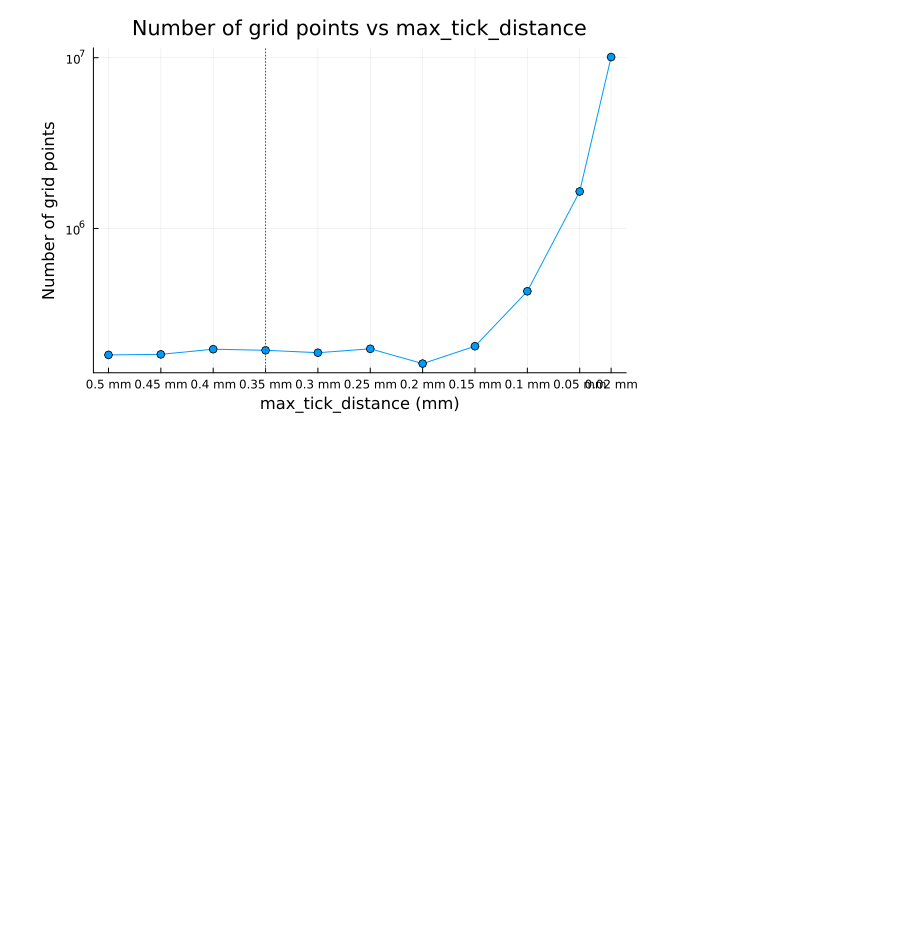
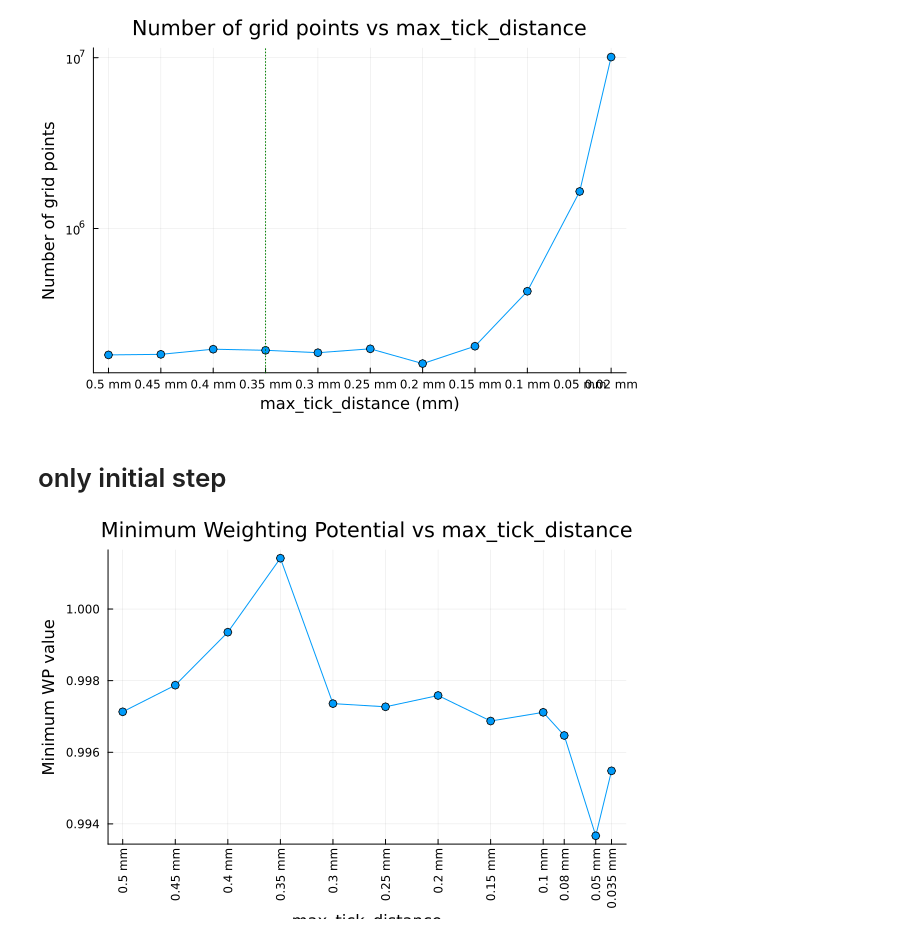
Before and after one commit to RitaF00/SolidStateDetector-NEW, a Jupyter notebook: SSDdev/notebooks/wp_and_grid_density.ipynb, the cells around one changed output. Cells and saved outputs as stored; diff of their text form; code cells hidden in the pictures; blank space fills up the shorter version.

```diff
--- a/SSDdev/notebooks/wp_and_grid_density.ipynb
+++ b/SSDdev/notebooks/wp_and_grid_density.ipynb
@@ -119,3 +119,21 @@ plot(max_tick_array, n_points,
 vline!([max_tick_array[4]], linestyle=:dot, color=:green, label="Thresholds")
 # %% [output]
 [figure]
+# %% [markdown]
+# only initial step
+# %%
+grid = [0.5, 0.45, 0.4, 0.35, 0.3, 0.25 , 0.2, 0.15, 0.1, 0.08, 0.05, 0.035]
+wp = [0.99713,0.99787384 ,0.99935406, 1.0014204, 0.99735886, 0.99727 , 0.99758554, 0.9968726 , 0.9971157, 0.99646914, 0.9936677, 0.9954815]
+
+plot(grid, wp,
+     xlabel="max_tick_distance",
+     ylabel="Minimum WP value",
+     legend=false,
+     marker=:o,
+     title="Minimum Weighting Potential vs max_tick_distance",
+     xticks=(grid, ["0.5 mm", "0.45 mm", "0.4 mm", "0.35 mm", "0.3 mm", "0.25 mm", "0.2 mm", "0.15 mm", "0.1 mm", "0.08 mm", "0.05 mm", "0.035 mm"]),
+     xrotation=90,
+     #yticks=0:0.05:0.99,
+     xflip = true)  # questo inverte l'asse X
+# %% [output]
+[figure, added]
```
Also changed, not shown: 30 other files.
